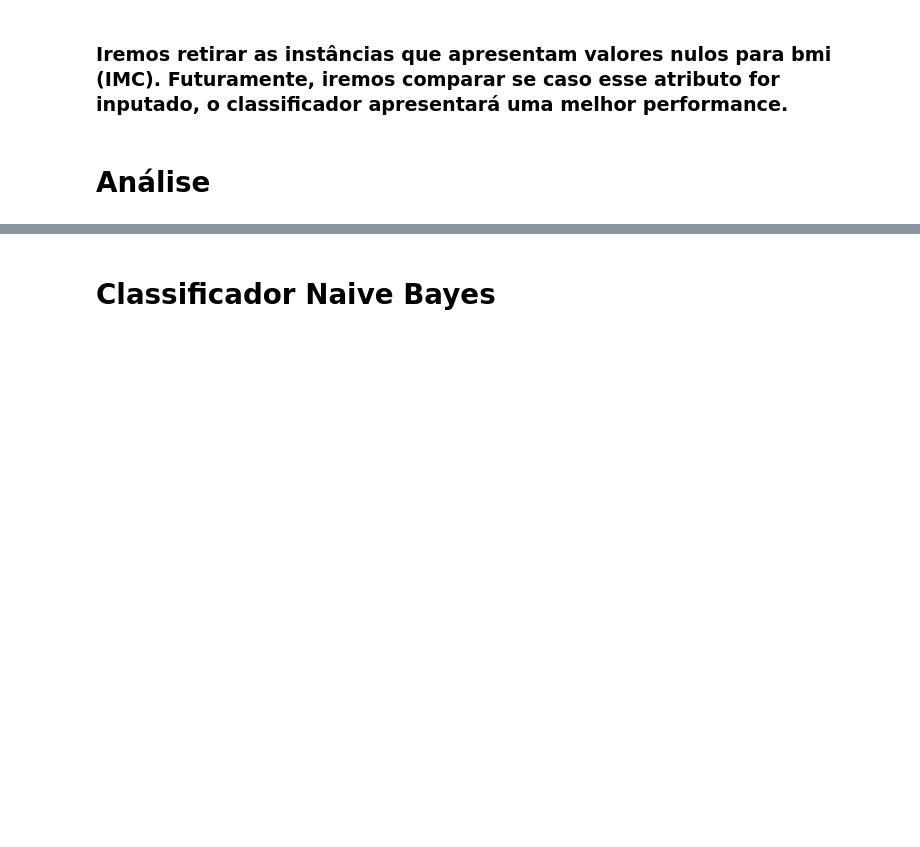
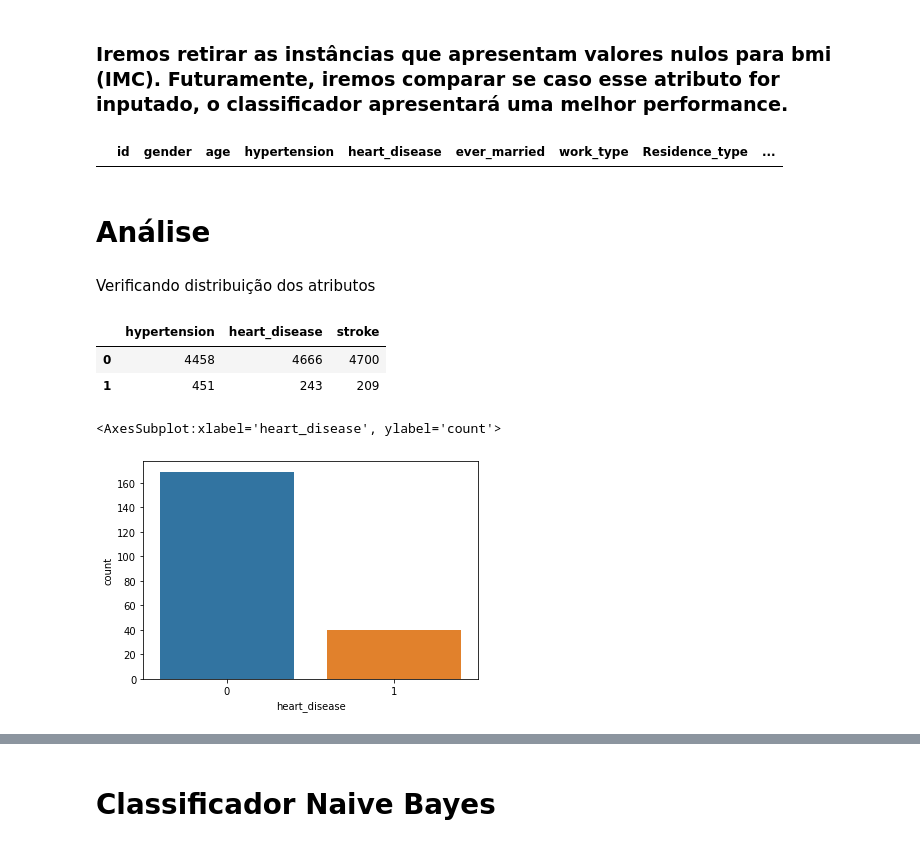
Before and after one commit to mariamaOlive/estatistica-residencia, a Jupyter notebook: projetoEstatisticaDescritiva.ipynb, the cells around one changed output, grey strips where cells are left out. Saved outputs shown, nothing was run; the diff lists cells and outputs as text; code cells hidden in the pictures; blank space fills up the shorter version.

```diff
--- a/projetoEstatisticaDescritiva.ipynb
+++ b/projetoEstatisticaDescritiva.ipynb
@@ -24,5 +51,8 @@ dados['ever_married'] = dados['ever_married'].astype('category')
 dados['work_type'] = dados['work_type'].astype('category')
 dados['Residence_type'] = dados['Residence_type'].astype('category')
 dados['smoking_status'] = dados['smoking_status'].astype('category')
+dados['hypertension'] = dados['hypertension'].astype('category')
+dados['heart_disease'] = dados['heart_disease'].astype('category')
+dados['stroke'] = dados['stroke'].astype('category')
 # %%
 dados[(dados['age']<2) & (dados['stroke']==0)]
@@ -44,5 +153,9 @@ dados[(dados['stroke']==1)].shape
 dados.dropna(inplace = True)
 # %%
 dados[dados.duplicated()]
+# %% [output]
+|  | id | gender | age | hypertension | heart_disease | ever_married | work_type | Residence_type | ... |
 # %% [markdown]
 # Análise
+# %% [markdown]
+Verificando distribuição dos atributos
@@ -48,0 +165,14 @@ dados[dados.duplicated()]
+# %%
+#dados['hypertension']
+#dados['heart_disease']
+#dados['stroke']
+dados[['hypertension', 'heart_disease','stroke']].apply(pd.Series.value_counts)
+# %% [output]
+|  | hypertension | heart_disease | stroke |
+| 0 | 4458 | 4666 | 4700 |
+| 1 | 451 | 243 | 209 |
+# %%
+sns.countplot(x="heart_disease", data=dados[dados['stroke']==1])
+# %% [output]
+<AxesSubplot:xlabel='heart_disease', ylabel='count'>
+[figure, added]
```
Also changed, not shown: parts of 28 cells of this notebook.
